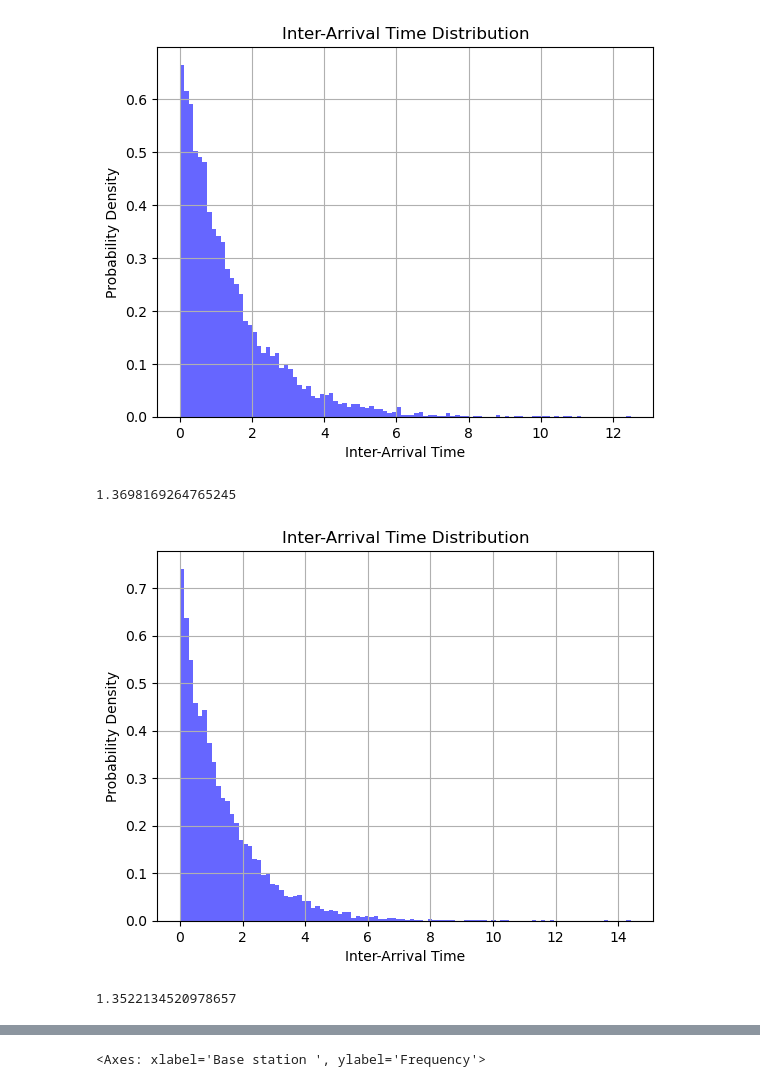
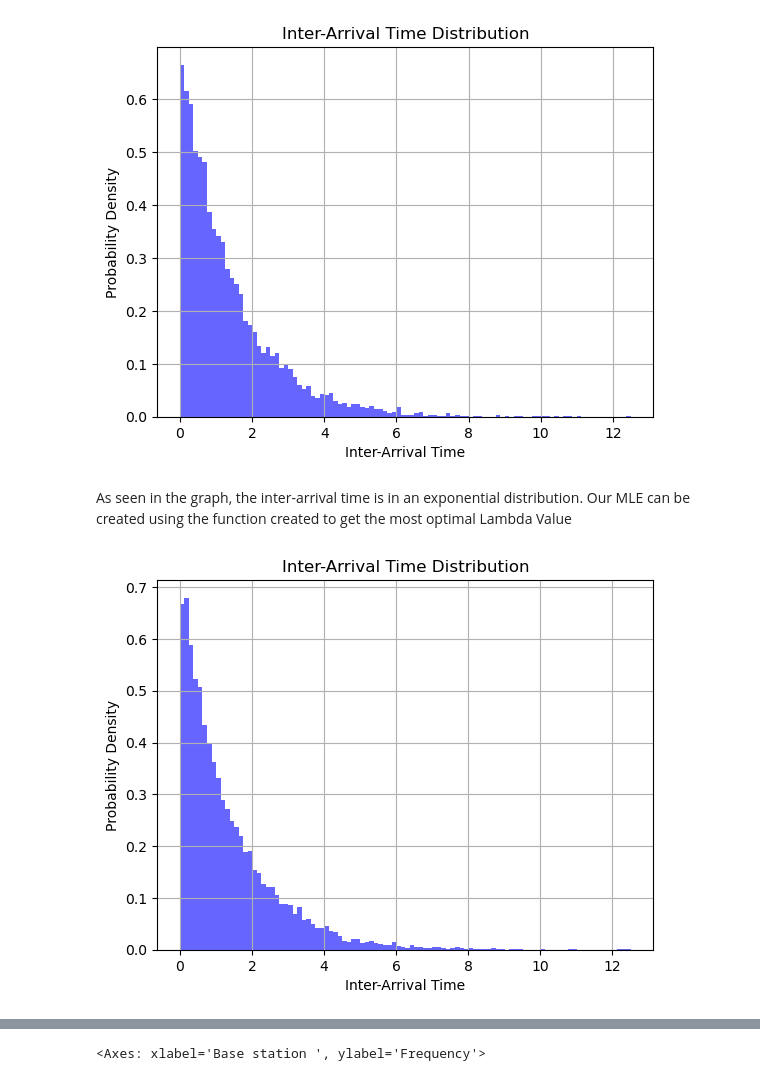
Before and after one commit to sojs-coding/HighwayCallSim, a Jupyter notebook: SC4054 Identifying Distribution.ipynb, the cells around one changed output, grey strips where cells are left out. Cells and saved outputs as stored; diff of their text form; code cells hidden in the pictures.

```diff
--- a/SC4054 Identifying Distribution.ipynb
+++ b/SC4054 Identifying Distribution.ipynb
@@ -41,23 +47,19 @@ plt.grid(True)
 plt.show()
 # %% [output]
 [figure]
+# %% [markdown]
+As seen in the graph, the inter-arrival time is in an exponential distribution. Our MLE can be created using the function created to get the most optimal Lambda Value
 # %%
-print(inter_arrival_times.mean())
+inter_arrival_time_optimal = inter_arrival_times.mean()
-# %% [output]
-1.3698169264765245
 # %%
-test_inter_arrival_times = genInitiationTime(inter_arrival_times.mean())
+test_inter_arrival_times = genInitiationTime(inter_arrival_time_optimal)
 
 # Plot histogram of inter-arrival times
 plt.hist(test_inter_arrival_times, bins=100, density=True, alpha=0.6, color='b')
 plt.xlabel('Inter-Arrival Time')
 plt.ylabel('Probability Density')
 plt.title('Inter-Arrival Time Distribution')
 plt.grid(True)
 plt.show()
 # %% [output]
-[figure, old version]
+[figure, new version]
-# %%
-test_inter_arrival_times.mean()
-# %% [output]
-1.3522134520978657
```
Also changed, not shown: parts of 27 cells of this notebook, 2 other files.
